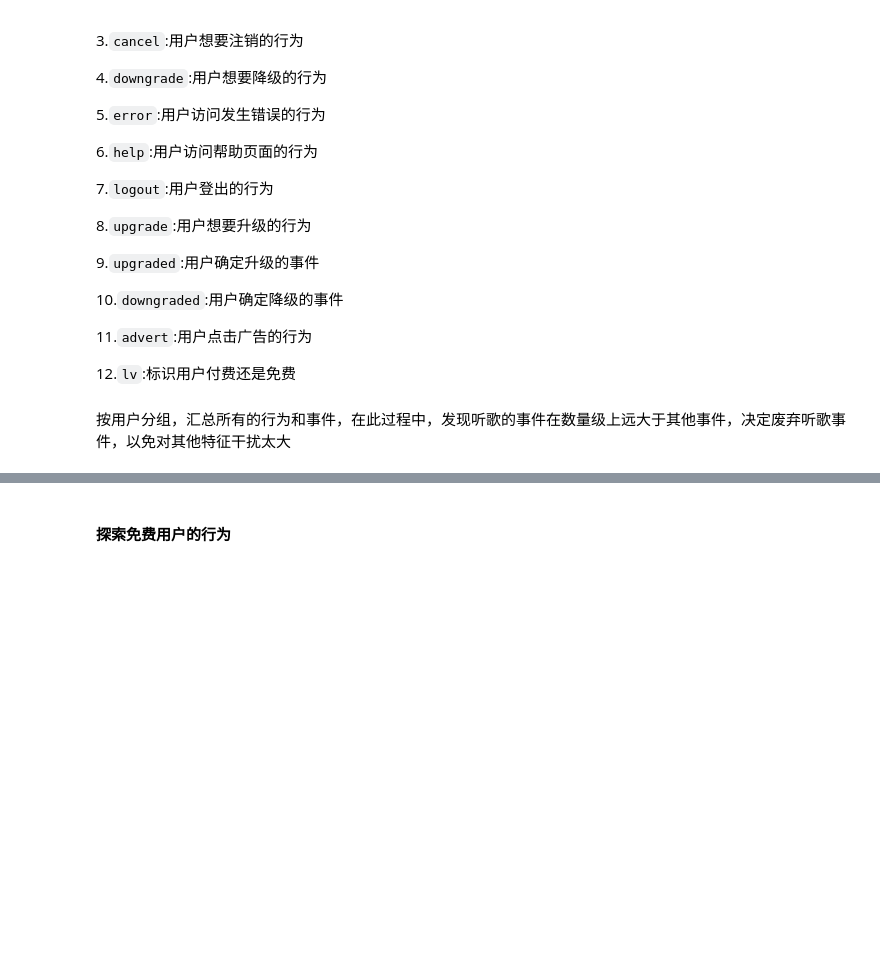
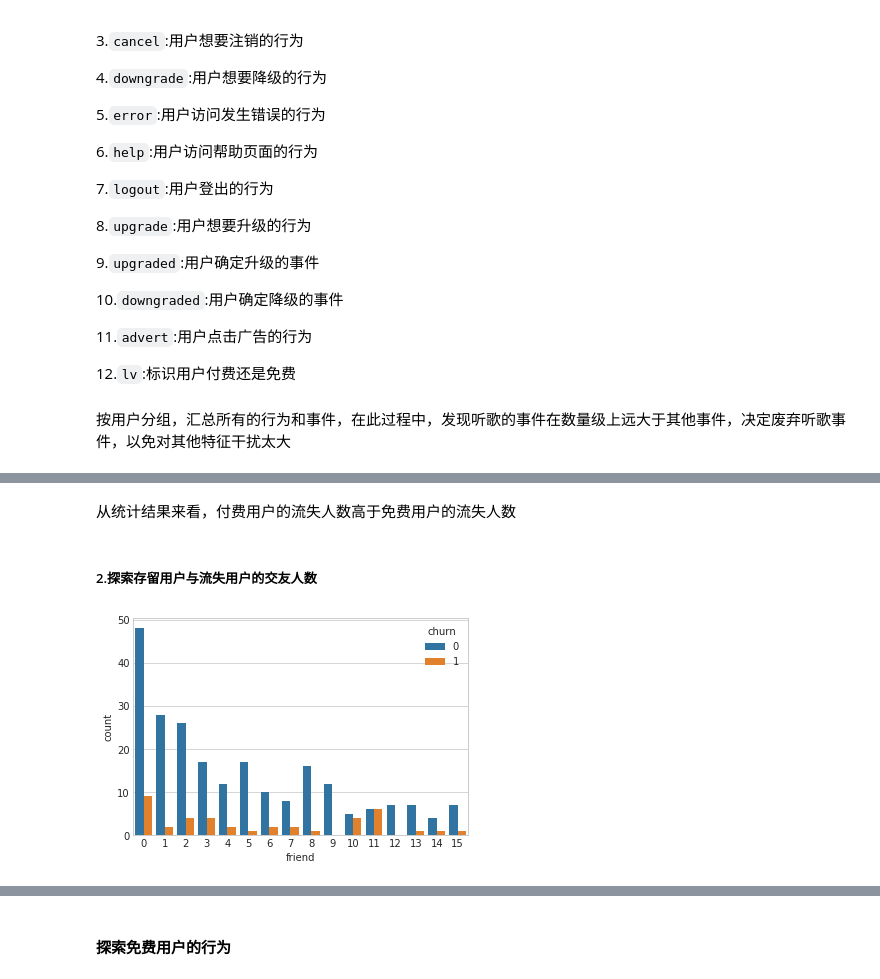
Before and after one commit to chenqin-km/nanodegrees, a Jupyter notebook: Sparkify-zh.ipynb, the cells around one changed output, grey strips where cells are left out. Saved outputs shown, nothing was run; the diff lists cells and outputs as text; code cells hidden in the pictures; blank space fills up the shorter version.

```diff
--- a/Sparkify-zh.ipynb
+++ b/Sparkify-zh.ipynb
@@ -348,0 +695,10 @@ pd_user_acts.head()
+# %% [markdown]
+从统计结果来看，付费用户的流失人数高于免费用户的流失人数
+# %% [markdown]
+##### 2.探索存留用户与流失用户的交友人数
+# %%
+pd_friend = pd_user_acts[(pd_user_acts.friend >= pd_user_acts.friend.quantile(0.15)) \
+                         & (pd_user_acts.friend <= pd_user_acts.friend.quantile(0.75)) ]
+sns.countplot(x="friend", hue="churn", data=pd_friend);
+# %% [output]
+[figure, added]
```
Also changed, not shown: parts of 72 cells of this notebook.
